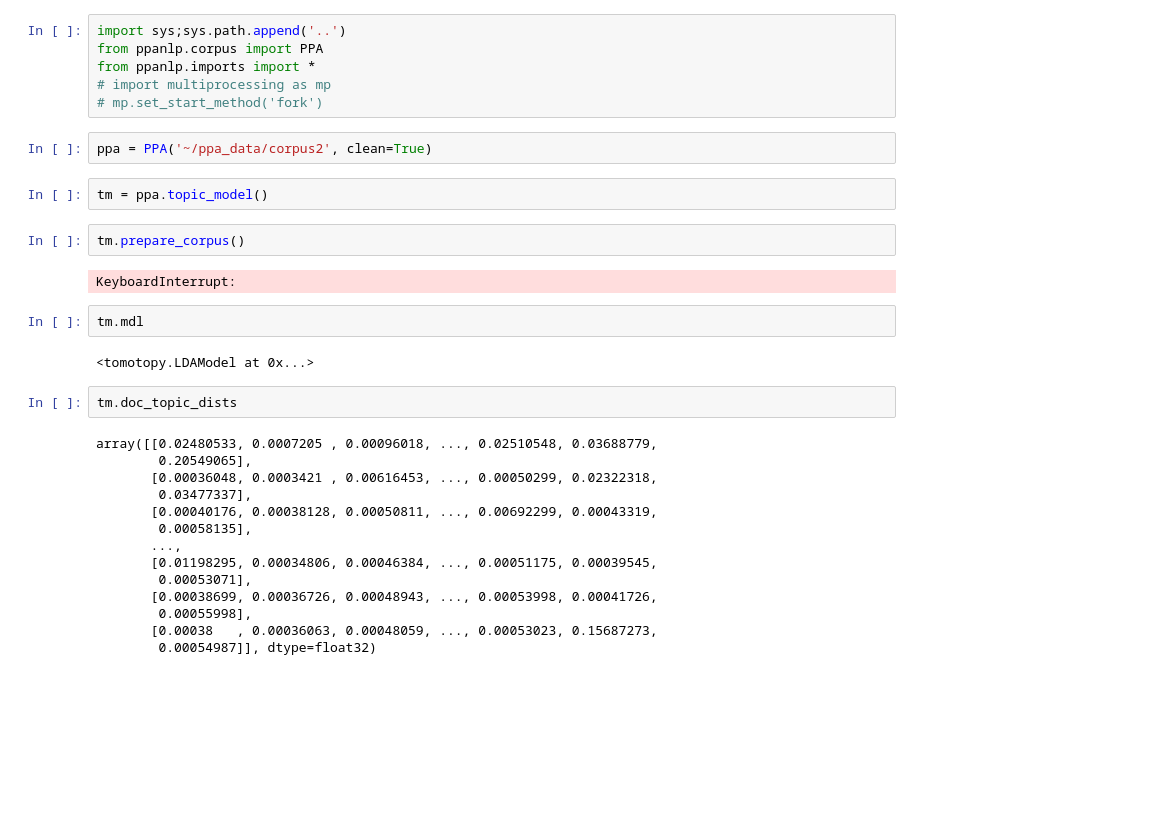
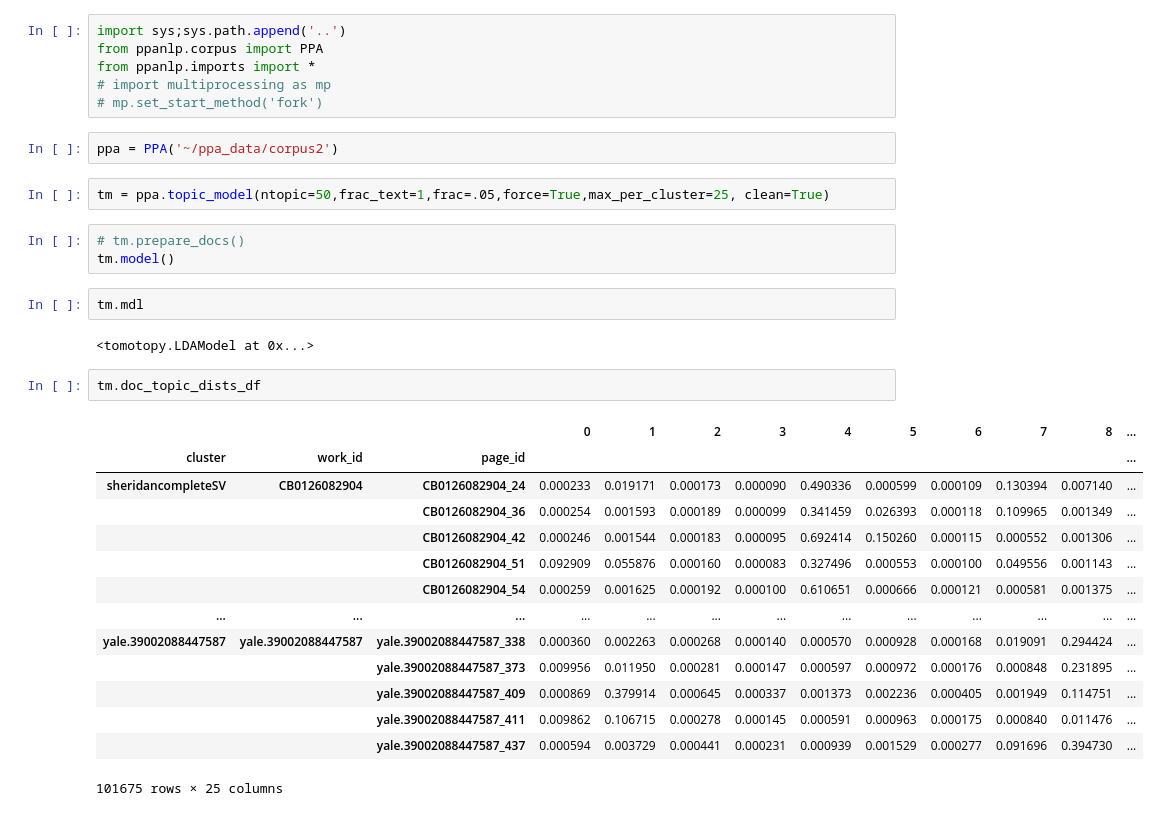
Before and after one commit to Princeton-CDH/ppa-nlp, a Jupyter notebook: notebooks/023_topicmodelpy_classes.ipynb, the cells around one changed output. Drawn from its saved outputs; the diff is of its cells as text; blank space fills up the shorter version.

```diff
--- a/notebooks/023_topicmodelpy_classes.ipynb
+++ b/notebooks/023_topicmodelpy_classes.ipynb
@@ -5,31 +5,31 @@ from ppanlp.imports import *
 # import multiprocessing as mp
 # mp.set_start_method('fork')
 # %%
-ppa = PPA('~/ppa_data/corpus2', clean=True)
+ppa = PPA('~/ppa_data/corpus2')
-# %%
-tm = ppa.topic_model()
-# %%
-tm.prepare_corpus()
-# %% [output]
-KeyboardInterrupt:
+# %%
+tm = ppa.topic_model(ntopic=50,frac_text=1,frac=.05,force=True,max_per_cluster=25, clean=True)
+# %%
+# tm.prepare_docs()
+tm.model()
 # %%
 tm.mdl
 # %% [output]
 <tomotopy.LDAModel at 0x...>
 # %%
-tm.doc_topic_dists
+tm.doc_topic_dists_df
 # %% [output]
+|  |  |  | 0 | 1 | 2 | 3 | 4 | 5 | 6 | 7 | 8 | ... |
+| cluster | work_id | page_id |  |  |  |  |  |  |  |  |  | ... |
+| sheridancompleteSV | CB0126082904 | CB0126082904_24 | 0.000233 | 0.019171 | 0.000173 | 0.000090 | 0.490336 | 0.000599 | 0.000109 | 0.130394 | 0.007140 | ... |
+|  |  | CB0126082904_36 | 0.000254 | 0.001593 | 0.000189 | 0.000099 | 0.341459 | 0.026393 | 0.000118 | 0.109965 | 0.001349 | ... |
+|  |  | CB0126082904_42 | 0.000246 | 0.001544 | 0.000183 | 0.000095 | 0.692414 | 0.150260 | 0.000115 | 0.000552 | 0.001306 | ... |
+|  |  | CB0126082904_51 | 0.092909 | 0.055876 | 0.000160 | 0.000083 | 0.327496 | 0.000553 | 0.000100 | 0.049556 | 0.001143 | ... |
+|  |  | CB0126082904_54 | 0.000259 | 0.001625 | 0.000192 | 0.000100 | 0.610651 | 0.000666 | 0.000121 | 0.000581 | 0.001375 | ... |
+| ... | ... | ... | ... | ... | ... | ... | ... | ... | ... | ... | ... | ... |
+| yale.39002088447587 | yale.39002088447587 | yale.39002088447587_338 | 0.000360 | 0.002263 | 0.000268 | 0.000140 | 0.000570 | 0.000928 | 0.000168 | 0.019091 | 0.294424 | ... |
+|  |  | yale.39002088447587_373 | 0.009956 | 0.011950 | 0.000281 | 0.000147 | 0.000597 | 0.000972 | 0.000176 | 0.000848 | 0.231895 | ... |
+|  |  | yale.39002088447587_409 | 0.000869 | 0.379914 | 0.000645 | 0.000337 | 0.001373 | 0.002236 | 0.000405 | 0.001949 | 0.114751 | ... |
+|  |  | yale.39002088447587_411 | 0.009862 | 0.106715 | 0.000278 | 0.000145 | 0.000591 | 0.000963 | 0.000175 | 0.000840 | 0.011476 | ... |
+|  |  | yale.39002088447587_437 | 0.000594 | 0.003729 | 0.000441 | 0.000231 | 0.000939 | 0.001529 | 0.000277 | 0.091696 | 0.394730 | ... |
-array([[0.02480533, 0.0007205 , 0.00096018, ..., 0.02510548, 0.03688779,
-        0.20549065],
-       [0.00036048, 0.0003421 , 0.00616453, ..., 0.00050299, 0.02322318,
-        0.03477337],
-       [0.00040176, 0.00038128, 0.00050811, ..., 0.00692299, 0.00043319,
-        0.00058135],
-       ...,
-       [0.01198295, 0.00034806, 0.00046384, ..., 0.00051175, 0.00039545,
-        0.00053071],
-       [0.00038699, 0.00036726, 0.00048943, ..., 0.00053998, 0.00041726,
-        0.00055998],
-       [0.00038   , 0.00036063, 0.00048059, ..., 0.00053023, 0.15687273,
-        0.00054987]], dtype=float32)
+101675 rows × 25 columns
 # %%
```
Also changed, not shown: parts of 2 cells of this notebook, 5 other files.
